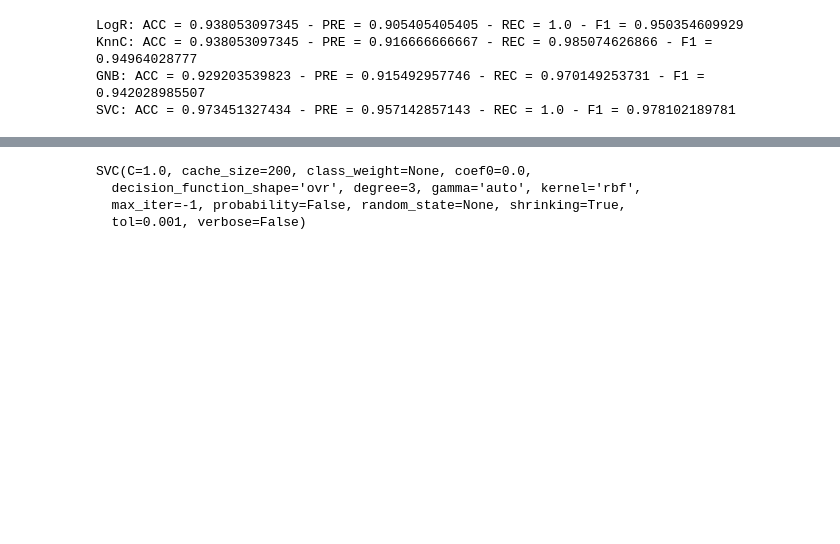
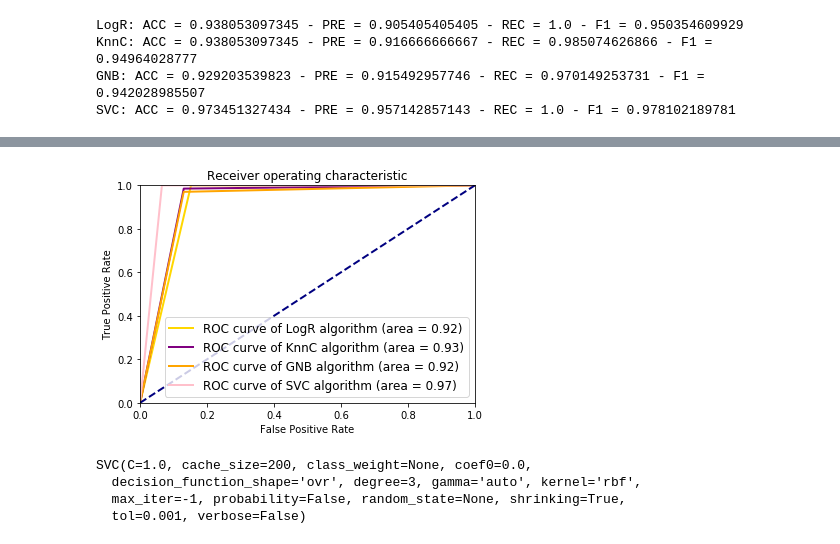
Before and after one commit to RodMdS/Aprendizado_De_Maquina, a Jupyter notebook: Lista07.ipynb, the cells around one changed output, grey strips where cells are left out. Cells and saved outputs as stored; diff of their text form; code cells hidden in the pictures; blank space fills up the shorter version.

```diff
--- a/Lista07.ipynb
+++ b/Lista07.ipynb
@@ -243,3 +247,48 @@ plt.legend()
+# %%
+fpr = []
+tpr = []
+roc_auc = []
+
+fpr1, tpr1, _ = m.roc_curve(y_test2, y_pred_logR)
+fpr.append(fpr1)
+tpr.append(tpr1)
+roc_auc.append(m.auc(fpr1, tpr1))
+
+fpr1, tpr1, _ = m.roc_curve(y_test2, y_pred_knnC)
+fpr.append(fpr1)
+tpr.append(tpr1)
+roc_auc.append(m.auc(fpr1, tpr1))
+
+fpr1, tpr1, _ = m.roc_curve(y_test2, y_pred_gnb)
+fpr.append(fpr1)
+tpr.append(tpr1)
+roc_auc.append(m.auc(fpr1, tpr1))
+
+fpr1, tpr1, _ = m.roc_curve(y_test2, y_pred_svc)
+fpr.append(fpr1)
+tpr.append(tpr1)
+roc_auc.append(m.auc(fpr1, tpr1))
+
+#Plotar curva ROC dos diferentes algoritmos
+
+plt.figure()
+lw = 2
+
+colors = cycle(['gold', 'purple', 'orange', 'pink'])
+for i, color in zip(range(len(class_names2)), colors):
+    plt.plot(fpr[i], tpr[i], color=color, lw=lw,
+             label='ROC curve of ' + class_names2[i] + ' algorithm (area = {1:0.2f})'.format(i, roc_auc[i]))
+
+plt.plot([0, 1], [0, 1], color='navy', lw=lw, linestyle='--')
+plt.xlim([0.0, 1.0])
+plt.ylim([0.0, 1.0])
+plt.xlabel('False Positive Rate')
+plt.ylabel('True Positive Rate')
+plt.title('Receiver operating characteristic')
+plt.legend(loc="lower right")
+plt.show()
+# %% [output]
+[figure, added]
 # %%
 svc_final = svm.SVC().fit(X_cancer, y_cancer)
 svc_final
```
Also changed, not shown: parts of 8 cells of this notebook.
